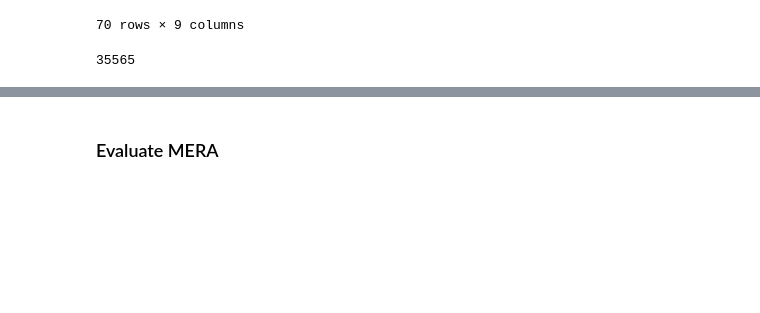
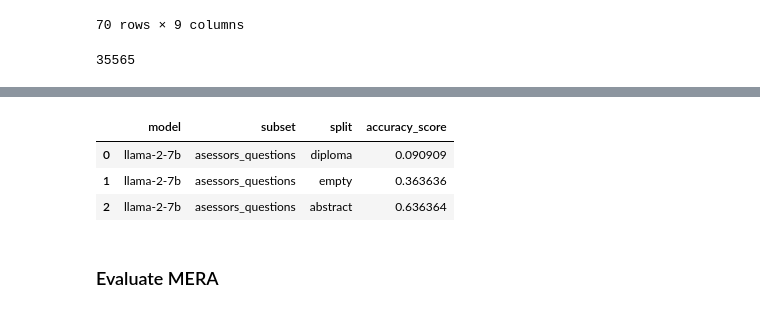
Before and after one commit to DenisovNikita/long_context_LLMs, a Jupyter notebook: src/notebooks/metrics_calculation/evaluate_model_on_all_metrics.ipynb, the cells around one changed output, grey strips where cells are left out. Saved outputs shown, nothing was run; the diff lists cells and outputs as text; code cells hidden in the pictures; blank space fills up the shorter version.

Commit message:
Add results of trying to bench full diploma for my task

```diff
--- a/src/notebooks/metrics_calculation/evaluate_model_on_all_metrics.ipynb
+++ b/src/notebooks/metrics_calculation/evaluate_model_on_all_metrics.ipynb
@@ -544,0 +553,20 @@ len(new_df["diploma"][12])
+# %%
+metric_dir_path = ARTIFACTS_DIR_PATH.joinpath(f"metrics/diplomas_asessors_questions/diploma_test/{LLAMA_2_7B}/") # get_metric_dir_path(baseline_model, subset, name, split)
+metric_dir_path.mkdir(exist_ok=True, parents=True)
+probs_entry = {
+    "probs": {"A": 0, "B": 0.1, "C": 0.1, "D": 0.2},
+    "meta": {
+      "abstract": "В этой работе мы строим правую трансферную модельную структуру на категории алгебр обогащенной алгебраической теории в обогащенной модельной категории, удовлетворяющей некоторым свойствам. Также мы даем несколько общих конструкций генерирующих замкнутые симметричные моноидальные локально конечно представимые категори, которые служат базой обогащения.",
+      "id": "12"
+    },
+}
+with open(metric_dir_path.joinpath("probs_appended.jsons"), "a") as f:
+    json.dump(probs_entry, f, ensure_ascii=False)
+    f.write("\n")
+# %%
+metric_dir_path = ARTIFACTS_DIR_PATH.joinpath(f"metrics/diplomas_asessors_questions/diploma_appended/{LLAMA_2_7B}/") # get_metric_dir_path(baseline_model, subset, name, split)
+with open(metric_dir_path.joinpath("probs_appended.jsons"), "r") as f:
+    probs = [json.loads(x) for x in f.readlines()]
+with open(metric_dir_path.joinpath("answers_appended.jsons"), "r") as f:
+    answers = [json.loads(x) for x in f.readlines()]
+len(probs), len(answers)
@@ -579,25 +620,41 @@ for split in ["diploma"]:
 # %%
 rows = []
 pred_by_model = dict()
 # for baseline_model in HUGGINFACE_BASELINE_MODELS:
-splits = ["diploma"]
+splits = ["diploma", "empty", "abstract"]
 # if baseline_model == LLAMA_2_7B:
 #     splits.extend(["learnt", "learnt_8k", MODEL_EXPERIMENT_NAME])
 for split in splits:
-    metric_path = ARTIFACTS_DIR_PATH.joinpath(f"metrics/diplomas_asessors_questions/{split}/{LLAMA_2_7B}/") # get_metric_dir_path(baseline_model, subset, name, split)
-    with open(metric_path.joinpath("answers.jsonl"), "r") as f:
-        answers = json.load(f)
-    pred = [x["answer"] for x in answers[:first_k]]
+    if split == "diploma":
+        metric_path = ARTIFACTS_DIR_PATH.joinpath(f"metrics/diplomas_asessors_questions/{split}_appended/{LLAMA_2_7B}/") # get_metric_dir_path(baseline_model, subset, name, split)
+    else:
+        metric_path = ARTIFACTS_DIR_PATH.joinpath(f"metrics/diplomas_asessors_questions/{split}/{LLAMA_2_7B}/") # get_metric_dir_path(baseline_model, subset, name, split)
+    if split == "diploma":
+        some_path = metric_path.joinpath("answers_appended.jsons")
+        with open(some_path, "r") as f:
+            answers = [json.loads(x) for x in f.readlines()]
+    else:
+        some_path = metric_path.joinpath("answers.jsonl")
+        with open(some_path, "r") as f:
+            answers = json.load(f) #[json.loads(x) for x in f.readlines()]
+    # with open(metric_path.joinpath("answers.jsonl"), "r") as f:
+        # answers = json.load(f)
+    pred = [x["answer"] for x in answers[:22]]
     pred_by_model[f"{split}_{LLAMA_2_7B}"] = pred
-    true = [x["outputs"] for x in asessors_dataset[:first_k]]
+    true = [x["outputs"] for x in asessors_dataset[:22]]
     rows.append({
         "model": LLAMA_2_7B,
         "subset": "asessors_questions",
         "split": split,
         "accuracy_score": accuracy_score(true, pred),
     })
 asessors_df = pd.DataFrame(rows)
 asessors_df
+# %% [output]
+|  | model | subset | split | accuracy_score |
+| 0 | llama-2-7b | asessors_questions | diploma | 0.090909 |
+| 1 | llama-2-7b | asessors_questions | empty | 0.363636 |
+| 2 | llama-2-7b | asessors_questions | abstract | 0.636364 |
 # %%
 asessors_df.to_csv(METRICS_DIR_PATH.joinpath(f"asessors_baseline.csv"))
 # %% [markdown]
```
Also changed, not shown: parts of 7 cells of this notebook, 3 other files.
